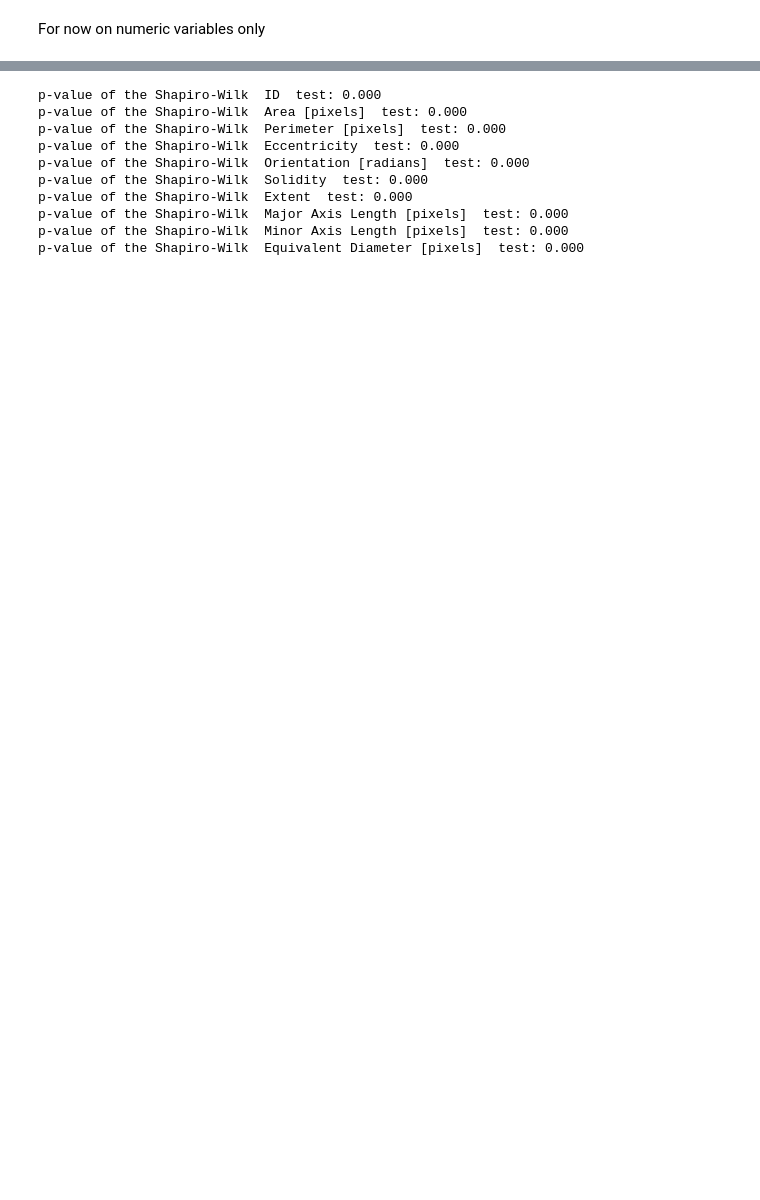
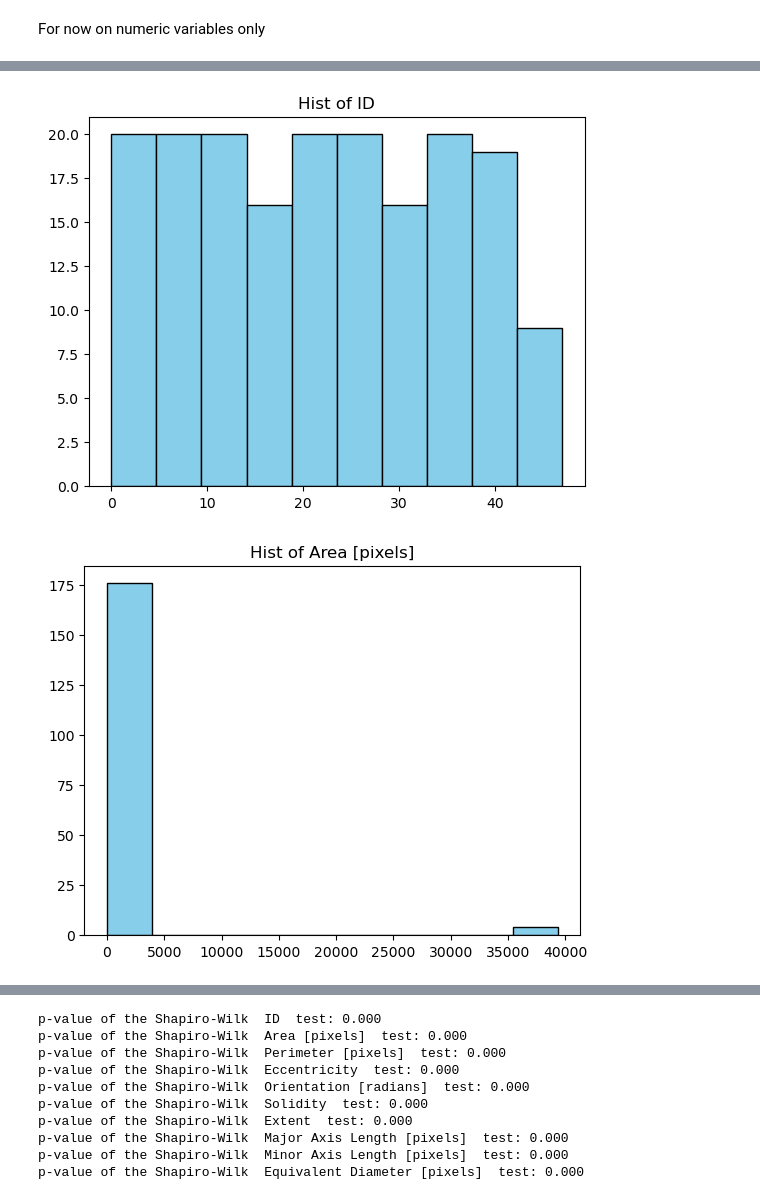
Before and after one commit to abylai11/qda-project, a Jupyter notebook: Python code/Exploration.ipynb, the cells around one changed output, grey strips where cells are left out. Saved outputs shown, nothing was run; the diff lists cells and outputs as text; code cells hidden in the pictures; blank space fills up the shorter version.

```diff
--- a/Python code/Exploration.ipynb
+++ b/Python code/Exploration.ipynb
@@ -56,0 +124,12 @@ plt.show()
+# %%
+# Seleziona solo le righe con 'Image name' uguale a 'img01.bmp'
+img01_df = df.loc[df['Image name'] == 'img01.bmp', df.columns[3:12]]
+
+# Itera sulle colonne di questo sotto-dataframe
+for col in img01_df.columns.tolist():
+    plt.hist(img01_df[col], bins=10, color='skyblue', edgecolor='black')
+    plt.title(f'Hist of {col}')
+    plt.show()
+# %% [output]
+[figure, added]
+[figure, added]
```
Also changed, not shown: parts of 21 cells of this notebook, 1 other file.
